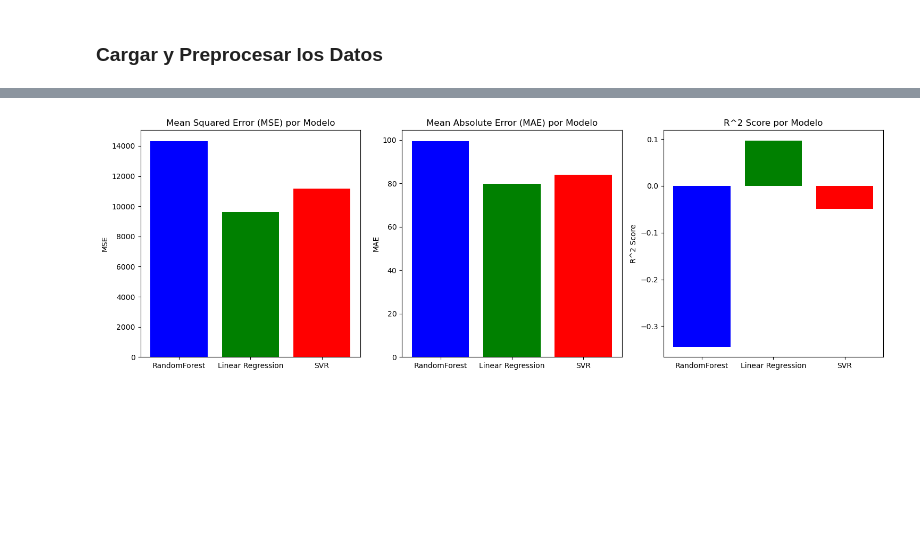
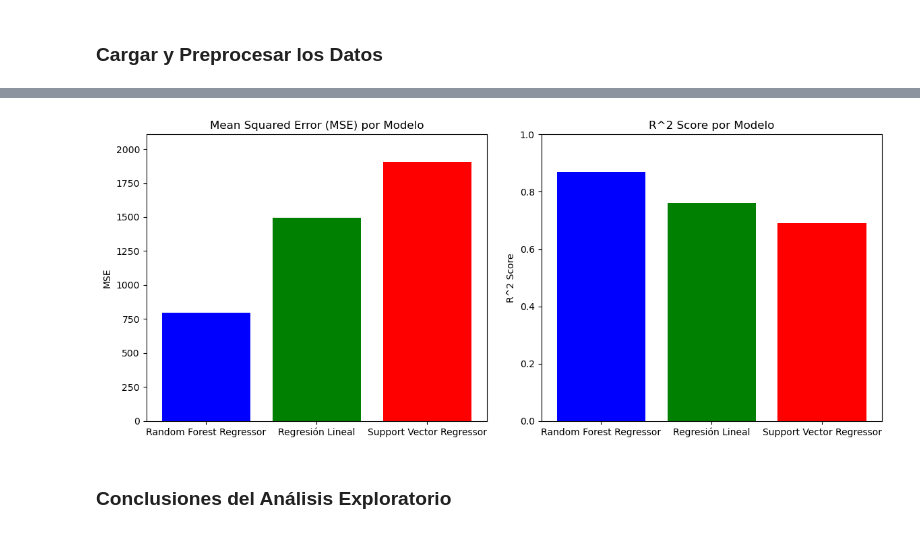
Before and after one commit to arytdf/Deteccion_de_Estacionalidad_en_Crimen, a Jupyter notebook: notebooks/3_modelo de entrenamiento.ipynb, the cells around one changed output, grey strips where cells are left out. Drawn from its saved outputs; the diff is of its cells as text; code cells hidden in the pictures; blank space fills up the shorter version.

```diff
--- a/notebooks/3_modelo de entrenamiento.ipynb
+++ b/notebooks/3_modelo de entrenamiento.ipynb
@@ -193,31 +157,28 @@ En base a los resultados obtenidos:
 # %%
-# Visualización de resultados
-model_names = ['RandomForest', 'Linear Regression', 'SVR']
-mse_values = [mse_rf, mse_lr, mse_svr]
-mae_values = [mae_rf, mae_lr, mae_svr]
-r2_values = [r2_rf, r2_lr, r2_svr]
+# Visualización de resultados de los modelos sin MAE
+model_names = ['Random Forest Regressor', 'Regresión Lineal', 'Support Vector Regressor']
+mse_values = [795.69, 1495.77, 1907.59]
+r2_values = [0.87, 0.76, 0.69]
 
-plt.figure(figsize=(15, 5))
+plt.figure(figsize=(12, 5))
 
 # Gráfico de MSE
-plt.subplot(1, 3, 1)
+plt.subplot(1, 2, 1)
 plt.bar(model_names, mse_values, color=['blue', 'green', 'red'])
 plt.title('Mean Squared Error (MSE) por Modelo')
 plt.ylabel('MSE')
-
-# Gráfico de MAE
-plt.subplot(1, 3, 2)
-plt.bar(model_names, mae_values, color=['blue', 'green', 'red'])
-plt.title('Mean Absolute Error (MAE) por Modelo')
-plt.ylabel('MAE')
+plt.ylim(0, max(mse_values) + 200)
 
 # Gráfico de R^2 Score
-plt.subplot(1, 3, 3)
+plt.subplot(1, 2, 2)
 plt.bar(model_names, r2_values, color=['blue', 'green', 'red'])
 plt.title('R^2 Score por Modelo')
 plt.ylabel('R^2 Score')
+plt.ylim(0, 1)
 
 plt.tight_layout()
 plt.show()
 # %% [output]
-[figure, old version]
+[figure, new version]
+# %% [markdown]
+### Conclusiones del Análisis Exploratorio
```
Also changed, not shown: parts of 22 cells of this notebook.
